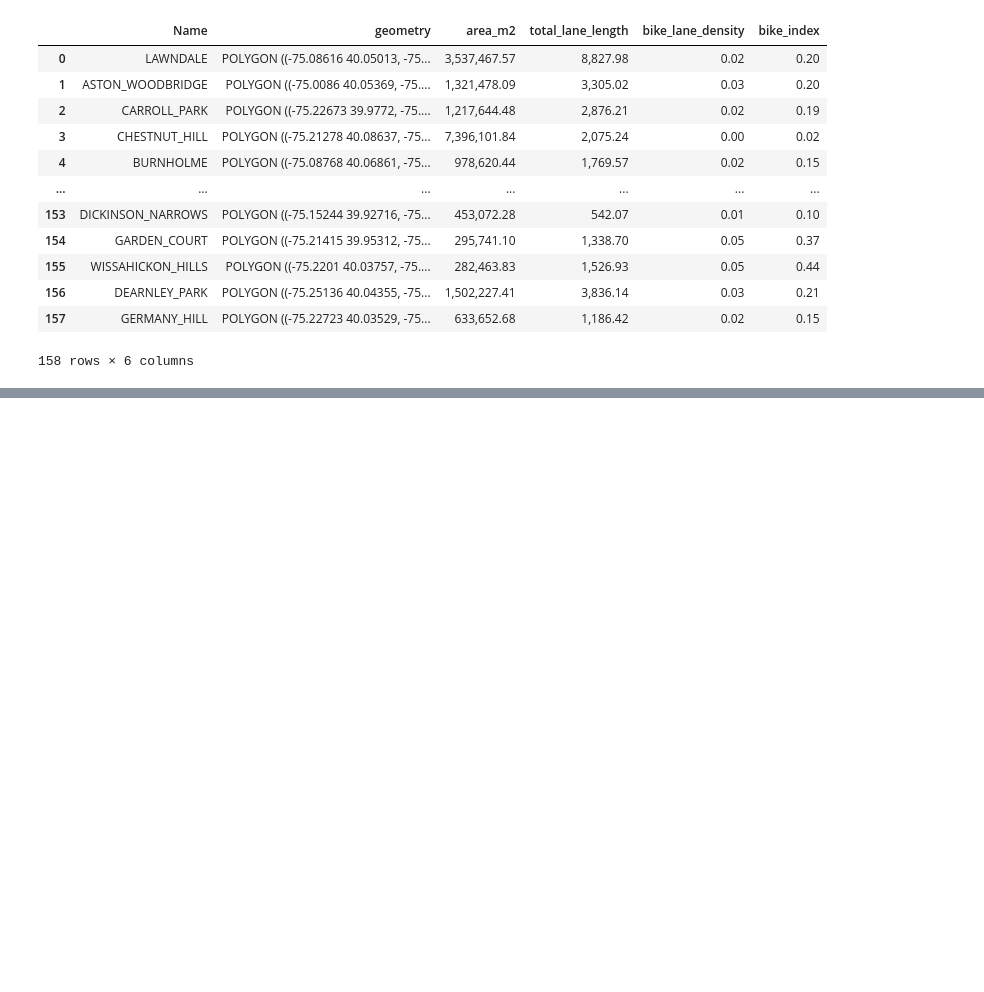
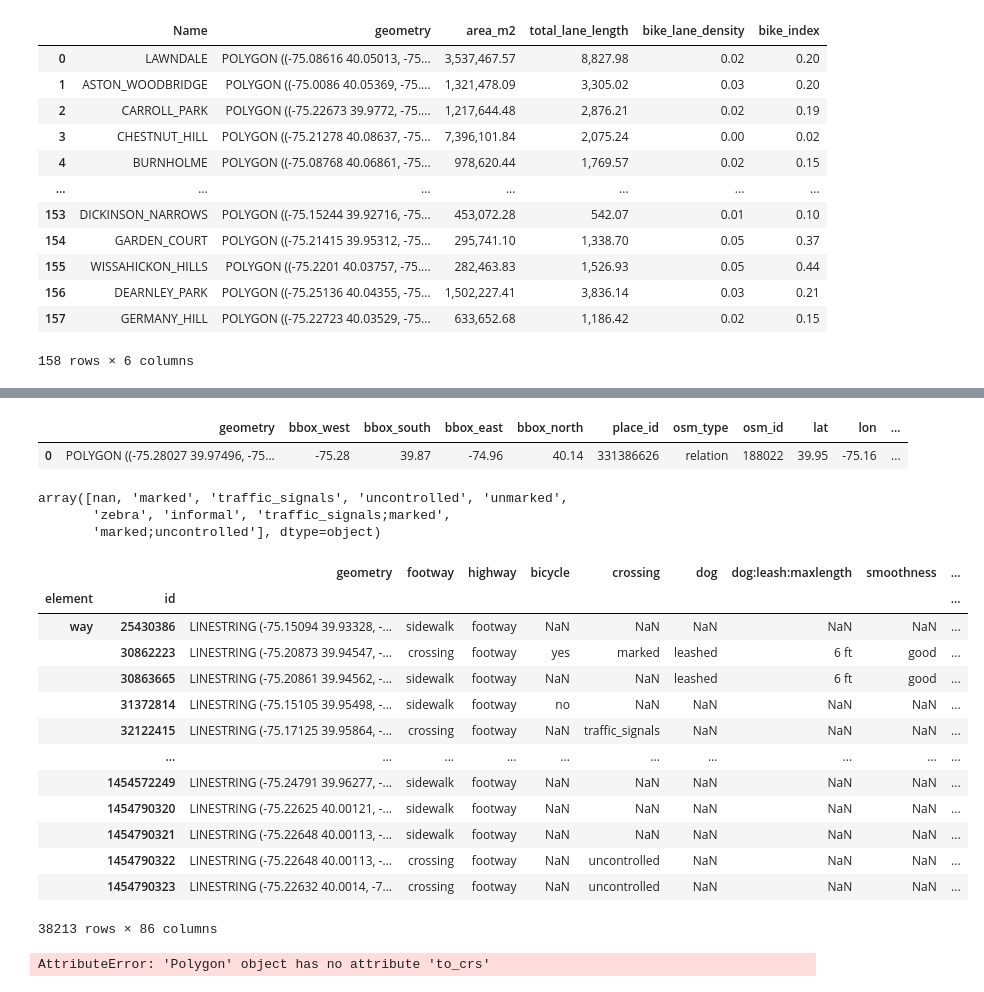
Before and after one commit to astauf03/musa5500-python-final, a Jupyter notebook: notebooks/mobility/mobility.ipynb, the cells around one changed output, grey strips where cells are left out. Drawn from its saved outputs; the diff is of its cells as text; code cells hidden in the pictures; blank space fills up the shorter version.

```diff
--- a/notebooks/mobility/mobility.ipynb
+++ b/notebooks/mobility/mobility.ipynb
@@ -549,0 +552,33 @@ plt.show()
+# %%
+philly = ox.geocode_to_gdf("Philadelphia, PA")
+
+philly.head()
+# %% [output]
+|  | geometry | bbox_west | bbox_south | bbox_east | bbox_north | place_id | osm_type | osm_id | lat | lon | ... |
+| 0 | POLYGON ((-75.28027 39.97496, -75... | -75.28 | 39.87 | -74.96 | 40.14 | 331386626 | relation | 188022 | 39.95 | -75.16 | ... |
+# %%
+# Get all amenities in Philadelphia
+amenities = ox.features_from_place("Philadelphia, PA", tags={"footway": True})
+# %%
+amenities.crossing.unique()
+# %% [output]
+array([nan, 'marked', 'traffic_signals', 'uncontrolled', 'unmarked',
+       'zebra', 'informal', 'traffic_signals;marked',
+       'marked;uncontrolled'], dtype=object)
+# %%
+amenities
+# %% [output]
+|  |  | geometry | footway | highway | bicycle | crossing | dog | dog:leash:maxlength | smoothness | ... |
+| element | id |  |  |  |  |  |  |  |  | ... |
+| way | 25430386 | LINESTRING (-75.15094 39.93328, -... | sidewalk | footway | NaN | NaN | NaN | NaN | NaN | ... |
+|  | 30862223 | LINESTRING (-75.20873 39.94547, -... | crossing | footway | yes | marked | leashed | 6 ft | good | ... |
+|  | 30863665 | LINESTRING (-75.20861 39.94562, -... | sidewalk | footway | NaN | NaN | leashed | 6 ft | good | ... |
+|  | 31372814 | LINESTRING (-75.15105 39.95498, -... | sidewalk | footway | no | NaN | NaN | NaN | NaN | ... |
+|  | 32122415 | LINESTRING (-75.17125 39.95864, -... | crossing | footway | NaN | traffic_signals | NaN | NaN | NaN | ... |
+|  | ... | ... | ... | ... | ... | ... | ... | ... | ... | ... |
+|  | 1454572249 | LINESTRING (-75.24791 39.96277, -... | sidewalk | footway | NaN | NaN | NaN | NaN | NaN | ... |
+|  | 1454790320 | LINESTRING (-75.22625 40.00121, -... | sidewalk | footway | NaN | NaN | NaN | NaN | NaN | ... |
+|  | 1454790321 | LINESTRING (-75.22648 40.00113, -... | sidewalk | footway | NaN | NaN | NaN | NaN | NaN | ... |
+|  | 1454790322 | LINESTRING (-75.22648 40.00113, -... | crossing | footway | NaN | uncontrolled | NaN | NaN | NaN | ... |
+|  | 1454790323 | LINESTRING (-75.22632 40.0014, -7... | crossing | footway | NaN | uncontrolled | NaN | NaN | NaN | ... |
+38213 rows × 86 columns
@@ -549,0 +590,7 @@ plt.show()
+# %%
+eptracts = eptracts.squeeze().geometry
+eptracts = eptracts.to_crs("EPSG:4269")
+
+eptracts, type(eptracts)
+# %% [output]
+AttributeError: 'Polygon' object has no attribute 'to_crs'
```
Also changed, not shown: parts of 6 cells of this notebook, 49 other files.
